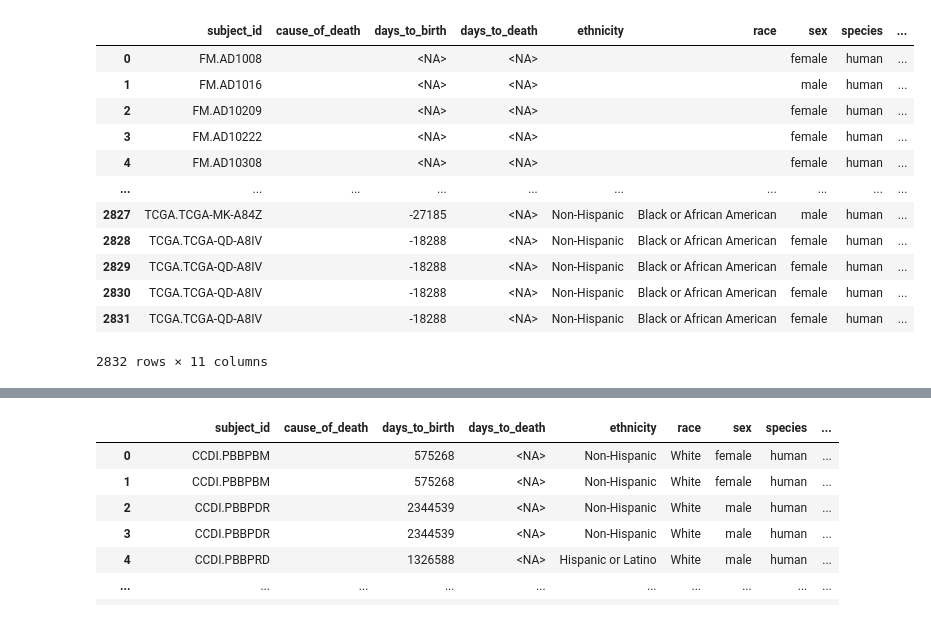
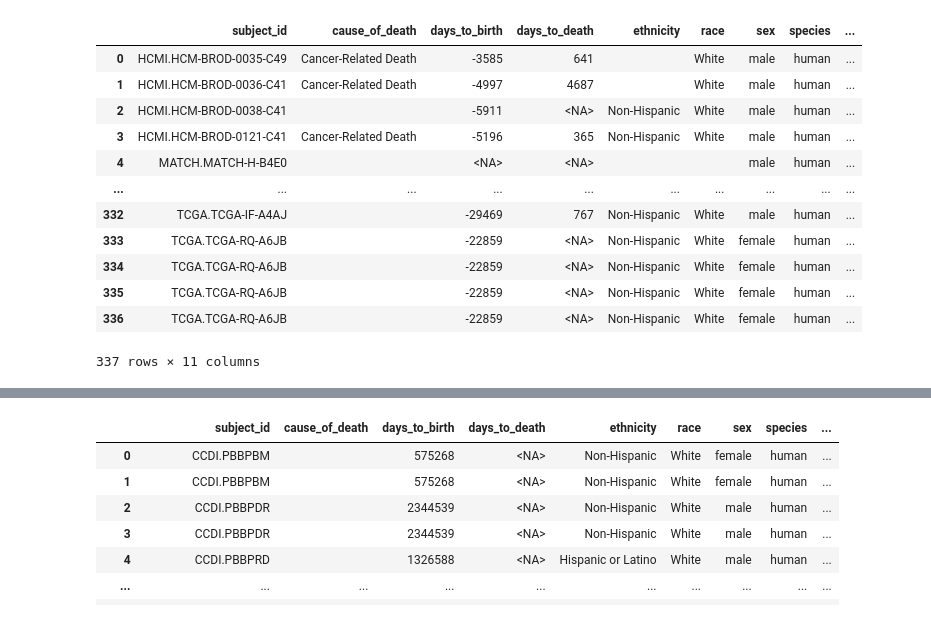
Before and after one commit to monarch-initiative/oncopacket, a Jupyter notebook: notebooks/test.ipynb, the cells around one changed output, grey strips where cells are left out. Cells and saved outputs as stored; diff of their text form; code cells hidden in the pictures.

```diff
--- a/notebooks/test.ipynb
+++ b/notebooks/test.ipynb
@@ -1,35 +1,34 @@
 # %%
 import pandas as pd
 from cdapython import tables, columns, column_values, fetch_rows, summary_counts
 
 Query = {'match_any': ['primary_diagnosis_site = *cerv*',
                        'primary_diagnosis_site = *uter*'],
          'data_source': 'GDC'}
 # data_source='GDC'
-subject = fetch_rows( table='subject', match_any=["primary_diagnosis_site = *thyroid*"], # "primary_diagnosis_site = *thyroidal*"
-                     data_source = 'GDC',
-                     provenance=True) # provenance=True data_source='GDC',
+subject = fetch_rows( table='subject', match_any=["primary_diagnosis_site = *bone*", "primary_diagnosis_site = *skeleton*"], # "primary_diagnosis_site = *thyroidal*"
+                     data_source='GDC', provenance=True) # provenance=True data_source='GDC',
 
 #subject = fetch_rows( table='subject', match_any=["primary_diagnosis_site = *brain*","primary_diagnosis_site = *cerebral*"], provenance=True) # provenance=True
 
 #['primary_diagnosis_site = *brain*',
 #                       'primary_diagnosis_site = *cerebral*']
 #subject = subject.drop(columns=['subject_data_source_id'], axis=1)
 
 # 2832 rows × 11 columns
 subject
 # %% [output]
 |  | subject_id | cause_of_death | days_to_birth | days_to_death | ethnicity | race | sex | species | ... |
-| 0 | FM.AD1008 |  | <NA> | <NA> |  |  | female | human | ... |
-| 1 | FM.AD1016 |  | <NA> | <NA> |  |  | male | human | ... |
-| 2 | FM.AD10209 |  | <NA> | <NA> |  |  | female | human | ... |
-| 3 | FM.AD10222 |  | <NA> | <NA> |  |  | female | human | ... |
-| 4 | FM.AD10308 |  | <NA> | <NA> |  |  | female | human | ... |
+| 0 | HCMI.HCM-BROD-0035-C49 | Cancer-Related Death | -3585 | 641 |  | White | male | human | ... |
+| 1 | HCMI.HCM-BROD-0036-C41 | Cancer-Related Death | -4997 | 4687 |  | White | male | human | ... |
+| 2 | HCMI.HCM-BROD-0038-C41 |  | -5911 | <NA> | Non-Hispanic | White | male | human | ... |
+| 3 | HCMI.HCM-BROD-0121-C41 | Cancer-Related Death | -5196 | 365 | Non-Hispanic | White | male | human | ... |
+| 4 | MATCH.MATCH-H-B4E0 |  | <NA> | <NA> |  |  | male | human | ... |
 | ... | ... | ... | ... | ... | ... | ... | ... | ... | ... |
-| 2827 | TCGA.TCGA-MK-A84Z |  | -27185 | <NA> | Non-Hispanic | Black or African American | male | human | ... |
-| 2828 | TCGA.TCGA-QD-A8IV |  | -18288 | <NA> | Non-Hispanic | Black or African American | female | human | ... |
-| 2829 | TCGA.TCGA-QD-A8IV |  | -18288 | <NA> | Non-Hispanic | Black or African American | female | human | ... |
-| 2830 | TCGA.TCGA-QD-A8IV |  | -18288 | <NA> | Non-Hispanic | Black or African American | female | human | ... |
-| 2831 | TCGA.TCGA-QD-A8IV |  | -18288 | <NA> | Non-Hispanic | Black or African American | female | human | ... |
+| 332 | TCGA.TCGA-IF-A4AJ |  | -29469 | 767 | Non-Hispanic | White | male | human | ... |
+| 333 | TCGA.TCGA-RQ-A6JB |  | -22859 | <NA> | Non-Hispanic | White | female | human | ... |
+| 334 | TCGA.TCGA-RQ-A6JB |  | -22859 | <NA> | Non-Hispanic | White | female | human | ... |
+| 335 | TCGA.TCGA-RQ-A6JB |  | -22859 | <NA> | Non-Hispanic | White | female | human | ... |
+| 336 | TCGA.TCGA-RQ-A6JB |  | -22859 | <NA> | Non-Hispanic | White | female | human | ... |
-2832 rows × 11 columns
+337 rows × 11 columns
 # %%
```
Also changed, not shown: parts of 1 cell of this notebook, 5 other files.
